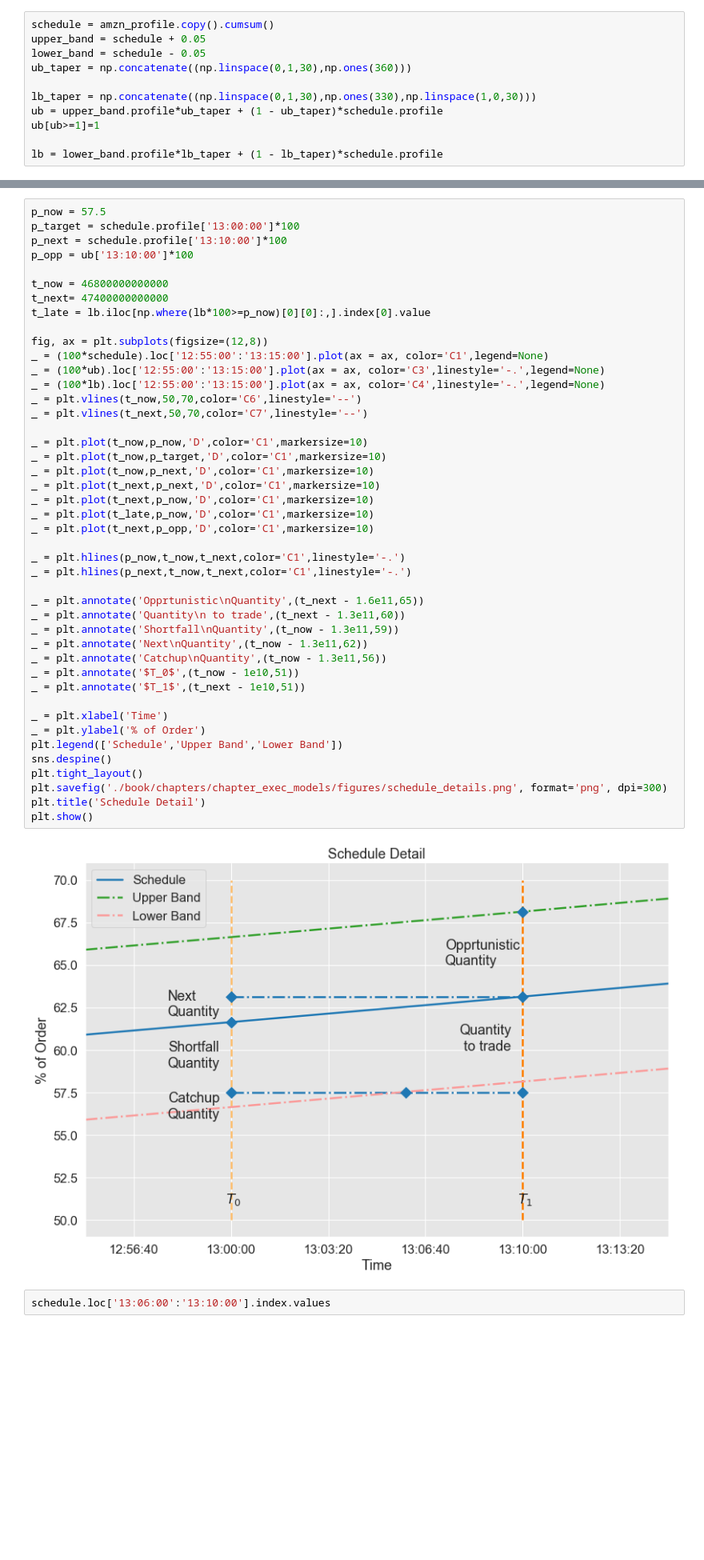
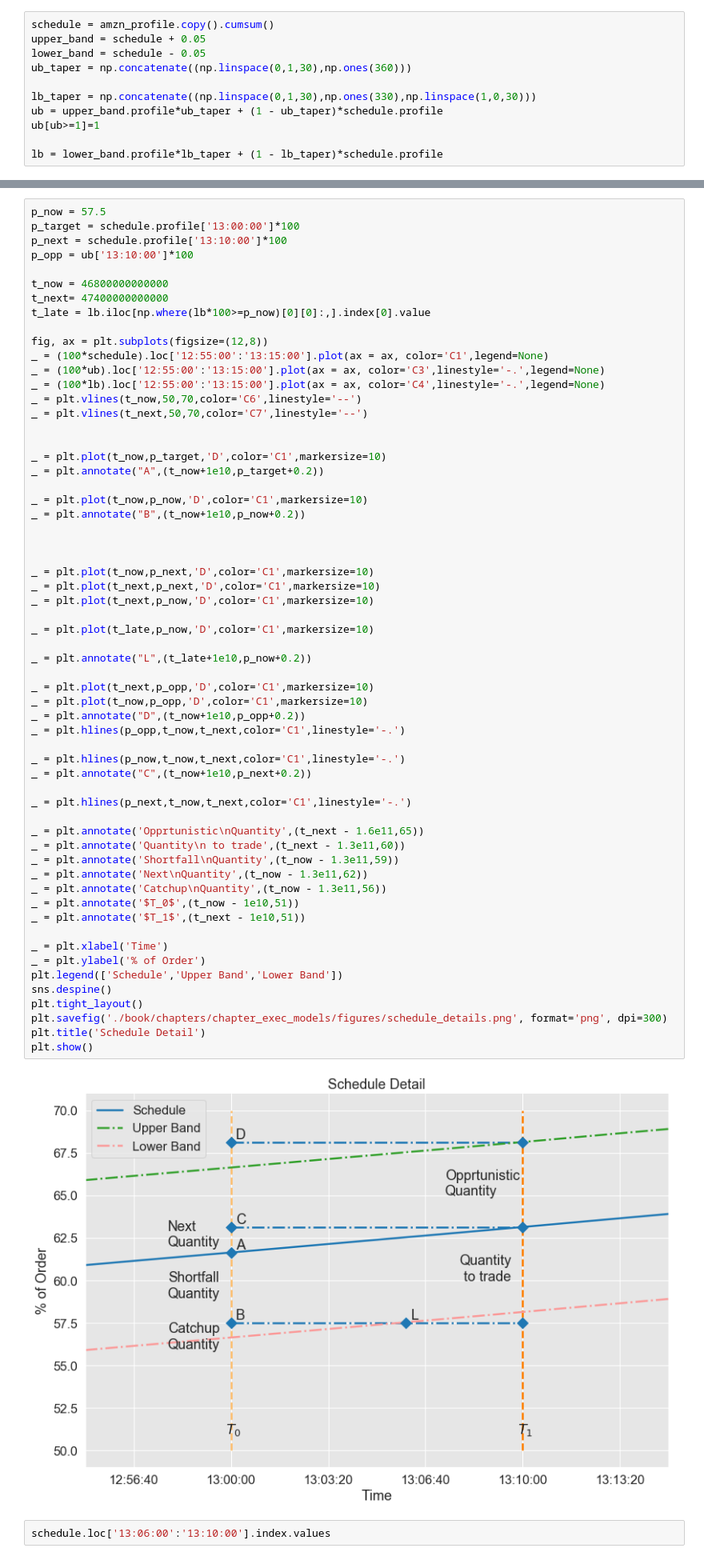
Before and after one commit to FinTrek/algo_trading_book, a Jupyter notebook: notebooks/Execution_Strategies.ipynb, the cells around one changed output, grey strips where cells are left out. Shown at 80% size. Saved outputs shown, nothing was run; the diff lists cells and outputs as text; blank space fills up the shorter version.

Commit message:
Completed Scheduler part and improved the details chart

```diff
--- a/notebooks/Execution_Strategies.ipynb
+++ b/notebooks/Execution_Strategies.ipynb
@@ -295,35 +295,51 @@ _ = (100*lb).loc['12:55:00':'13:15:00'].plot(ax = ax, color='C4',linestyle='-.',
 _ = plt.vlines(t_now,50,70,color='C6',linestyle='--')
 _ = plt.vlines(t_next,50,70,color='C7',linestyle='--')
 
+
+_ = plt.plot(t_now,p_target,'D',color='C1',markersize=10)
+_ = plt.annotate("A",(t_now+1e10,p_target+0.2))
+
 _ = plt.plot(t_now,p_now,'D',color='C1',markersize=10)
-_ = plt.plot(t_now,p_target,'D',color='C1',markersize=10)
+_ = plt.annotate("B",(t_now+1e10,p_now+0.2))
+
+
+
 _ = plt.plot(t_now,p_next,'D',color='C1',markersize=10)
 _ = plt.plot(t_next,p_next,'D',color='C1',markersize=10)
 _ = plt.plot(t_next,p_now,'D',color='C1',markersize=10)
+
 _ = plt.plot(t_late,p_now,'D',color='C1',markersize=10)
+
+_ = plt.annotate("L",(t_late+1e10,p_now+0.2))
+
 _ = plt.plot(t_next,p_opp,'D',color='C1',markersize=10)
+_ = plt.plot(t_now,p_opp,'D',color='C1',markersize=10)
+_ = plt.annotate("D",(t_now+1e10,p_opp+0.2))
+_ = plt.hlines(p_opp,t_now,t_next,color='C1',linestyle='-.')
 
 _ = plt.hlines(p_now,t_now,t_next,color='C1',linestyle='-.')
+_ = plt.annotate("C",(t_now+1e10,p_next+0.2))
+
 _ = plt.hlines(p_next,t_now,t_next,color='C1',linestyle='-.')
 
 _ = plt.annotate('Opprtunistic\nQuantity',(t_next - 1.6e11,65))
 _ = plt.annotate('Quantity\n to trade',(t_next - 1.3e11,60))
 _ = plt.annotate('Shortfall\nQuantity',(t_now - 1.3e11,59))
 _ = plt.annotate('Next\nQuantity',(t_now - 1.3e11,62))
 _ = plt.annotate('Catchup\nQuantity',(t_now - 1.3e11,56))
 _ = plt.annotate('$T_0$',(t_now - 1e10,51))
 _ = plt.annotate('$T_1$',(t_next - 1e10,51))
 
 _ = plt.xlabel('Time')
 _ = plt.ylabel('% of Order')
 plt.legend(['Schedule','Upper Band','Lower Band'])
 sns.despine()
 plt.tight_layout()
 plt.savefig('./book/chapters/chapter_exec_models/figures/schedule_details.png', format='png', dpi=300)
 plt.title('Schedule Detail')
 plt.show()
 # %% [output]
-[figure, old version]
+[figure, new version]
 # %%
 schedule.loc['13:06:00':'13:10:00'].index.values
 # %% [output]
```
Also changed, not shown: 3 other files.
